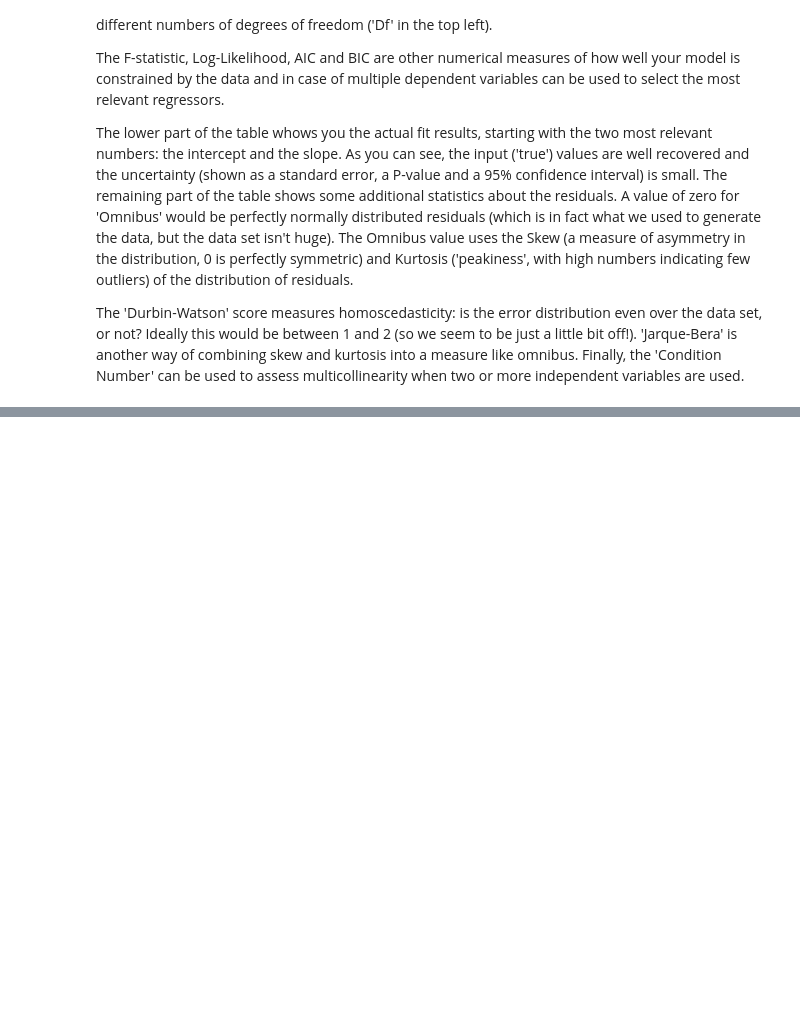
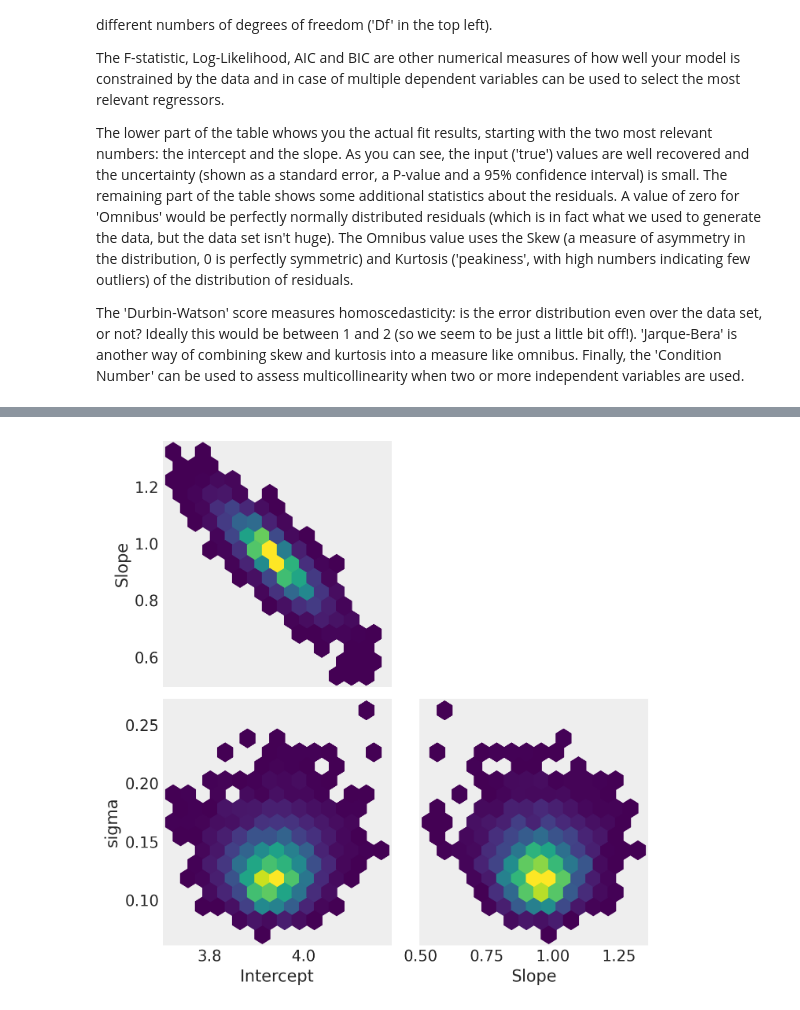
Before and after one commit to NBK-code/Demonstrations, a Jupyter notebook: Linear_Reg_Stats_ML_Bayes_ways.ipynb, the cells around one changed output, grey strips where cells are left out. Cells and saved outputs as stored; diff of their text form; code cells hidden in the pictures; blank space fills up the shorter version.

```diff
--- a/Linear_Reg_Stats_ML_Bayes_ways.ipynb
+++ b/Linear_Reg_Stats_ML_Bayes_ways.ipynb
@@ -165,0 +270,8 @@ plt.plot(x, true_regression_line, color='red', linewidth=3);
+# %%
+# %load solutions/bayesian_results.py
+# 1
+az.plot_pair(trace, kind='hexbin', figsize=(7,7));
+
+# The top plot shows the anti-correlation. We can also show only this part and the marginal PDFs alongside with seaborn:
+# %% [output]
+[figure, added]
```
Also changed, not shown: parts of 11 cells of this notebook.
